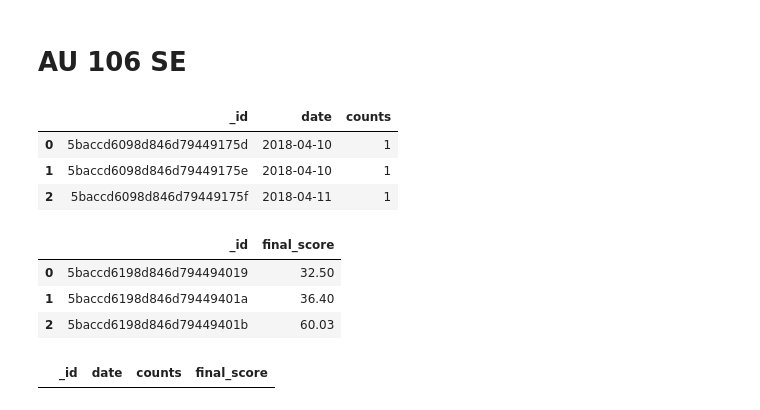
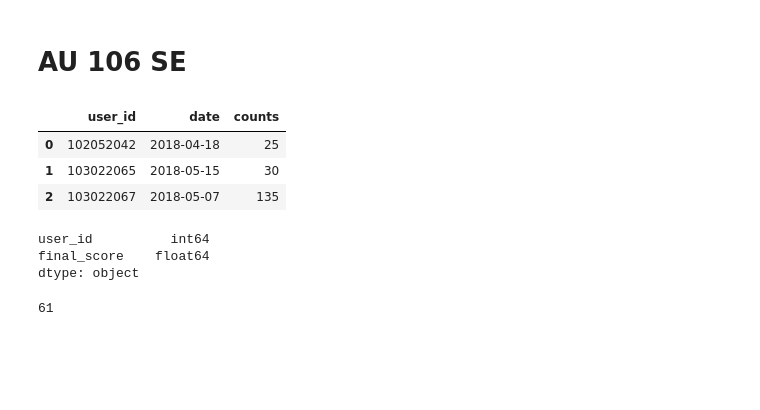
Before and after one commit to owen198/kslab, a Jupyter notebook: au_ebook/Data visualization.ipynb, the cells around one changed output. Cells and saved outputs as stored; diff of their text form; code cells hidden in the pictures; blank space fills up the shorter version.

```diff
--- a/au_ebook/Data visualization.ipynb
+++ b/au_ebook/Data visualization.ipynb
@@ -177,31 +170,37 @@ db = conn['AU_106_2_SE']
 # %%
 
 collection = db['AU_106_2_SE_BookRollLog.csv']
 au_1062se_clickstream = pd.DataFrame(list(collection.find()))
 
 au_1062se_clickstream['date'], au_1062se_clickstream['time'] = au_1062se_clickstream['operation_date'].str.split(' ', 1).str
-au_1062se_clickstream = au_1062se_clickstream[['_id', 'date']]
-au_1062se_clickstream = au_1062se_clickstream.groupby(['_id', 'date']).size().reset_index(name='counts')
+au_1062se_clickstream['user_id'], au_1062se_clickstream['others'] = au_1062se_clickstream['user_id'].str.split('@', 1).str
+au_1062se_clickstream = au_1062se_clickstream[['user_id', 'date']]
+au_1062se_clickstream = au_1062se_clickstream.groupby(['user_id', 'date']).size().reset_index(name='counts')
+
+
+au_1062se_clickstream = au_1062se_clickstream[au_1062se_clickstream['user_id'].apply(lambda x: x.isnumeric())]
+au_1062se_clickstream['user_id'] = au_1062se_clickstream['user_id'].astype(int)
 au_1062se_clickstream.head(3)
 # %% [output]
-|  | _id | date | counts |
-| 0 | 5baccd6098d846d79449175d | 2018-04-10 | 1 |
-| 1 | 5baccd6098d846d79449175e | 2018-04-10 | 1 |
-| 2 | 5baccd6098d846d79449175f | 2018-04-11 | 1 |
+|  | user_id | date | counts |
+| 0 | 102052042 | 2018-04-18 | 25 |
+| 1 | 103022065 | 2018-05-15 | 30 |
+| 2 | 103022067 | 2018-05-07 | 135 |
 # %%
 collection = db['AU_106_2_SE_score.csv']
 au_1062se_score = pd.DataFrame(list(collection.find()))
-au_1062se_score = au_1062se_score[['_id', 'final_score']]
-au_1062se_score.head(3)
+au_1062se_score = au_1062se_score[['student_id', 'final_score']]
+au_1062se_score.rename(index=str, columns={"student_id": "user_id"}, inplace=True)
+au_1062se_score.dtypes
 # %% [output]
-|  | _id | final_score |
-| 0 | 5baccd6198d846d794494019 | 32.50 |
-| 1 | 5baccd6198d846d79449401a | 36.40 |
-| 2 | 5baccd6198d846d79449401b | 60.03 |
+user_id          int64
+final_score    float64
+dtype: object
 # %%
-au_1062se = pd.merge(au_1062se_clickstream, au_1062se_score, on='_id')
+au_1062se = pd.merge(au_1062se_clickstream, au_1062se_score, on='user_id')
 au_1062se.head(3)
+len(au_1062se.groupby('user_id'))
 # %% [output]
-|  | _id | date | counts | final_score |
+61
 # %%
 
```
Also changed, not shown: parts of 9 cells of this notebook, 6 other files.
